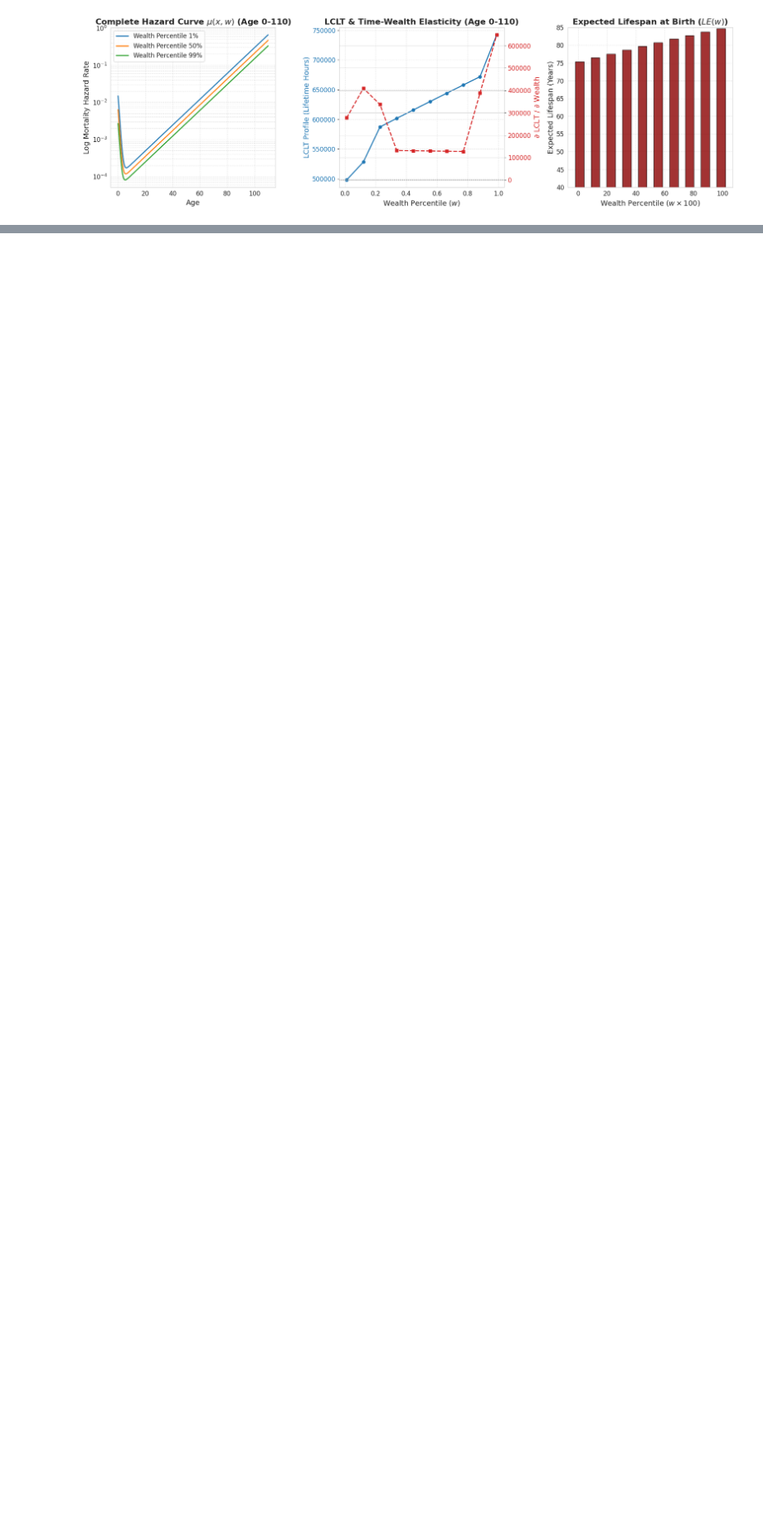
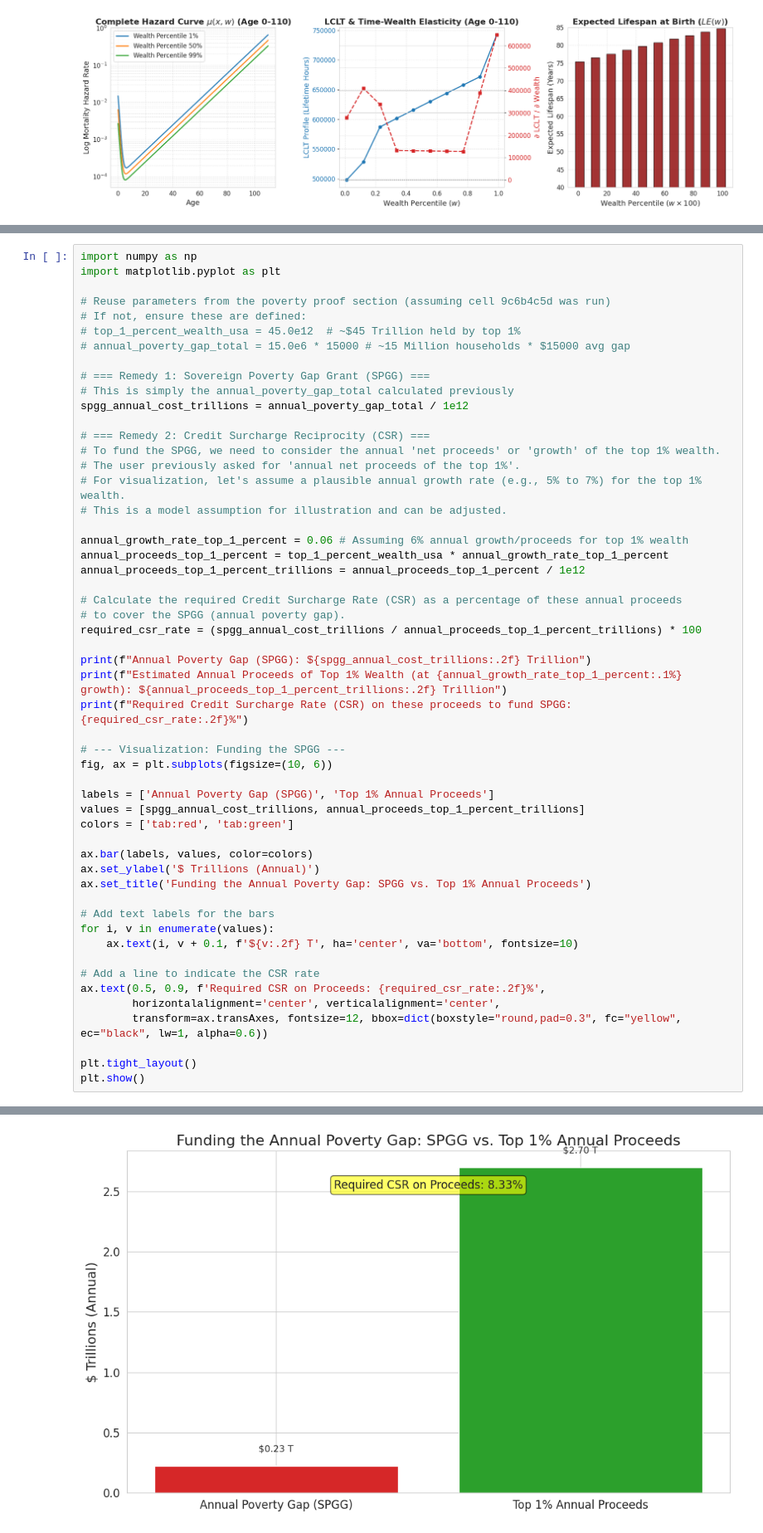
Before and after one commit to krbarrow/The-Decadal-Halving-Fixed-Point, a Jupyter notebook: The_Decadal_Halving_Fixed_Point.ipynb, the cells around one changed output, grey strips where cells are left out. Shown at 83% size. Drawn from its saved outputs; the diff is of its cells as text; blank space fills up the shorter version.

```diff
--- a/The_Decadal_Halving_Fixed_Point.ipynb
+++ b/The_Decadal_Halving_Fixed_Point.ipynb
@@ -1221,0 +964,54 @@ Empirical Proof: Poverty as a Structural Liability Choice
+# %%
+import numpy as np
+import matplotlib.pyplot as plt
+
+# Reuse parameters from the poverty proof section (assuming cell 9c6b4c5d was run)
+# If not, ensure these are defined:
+# top_1_percent_wealth_usa = 45.0e12  # ~$45 Trillion held by top 1%
+# annual_poverty_gap_total = 15.0e6 * 15000 # ~15 Million households * $15000 avg gap
+
+# === Remedy 1: Sovereign Poverty Gap Grant (SPGG) ===
+# This is simply the annual_poverty_gap_total calculated previously
+spgg_annual_cost_trillions = annual_poverty_gap_total / 1e12
+
+# === Remedy 2: Credit Surcharge Reciprocity (CSR) ===
+# To fund the SPGG, we need to consider the annual 'net proceeds' or 'growth' of the top 1% wealth.
+# The user previously asked for 'annual net proceeds of the top 1%'.
+# For visualization, let's assume a plausible annual growth rate (e.g., 5% to 7%) for the top 1% wealth.
+# This is a model assumption for illustration and can be adjusted.
+
+annual_growth_rate_top_1_percent = 0.06 # Assuming 6% annual growth/proceeds for top 1% wealth
+annual_proceeds_top_1_percent = top_1_percent_wealth_usa * annual_growth_rate_top_1_percent
+annual_proceeds_top_1_percent_trillions = annual_proceeds_top_1_percent / 1e12
+
+# Calculate the required Credit Surcharge Rate (CSR) as a percentage of these annual proceeds
+# to cover the SPGG (annual poverty gap).
+required_csr_rate = (spgg_annual_cost_trillions / annual_proceeds_top_1_percent_trillions) * 100
+
+print(f"Annual Poverty Gap (SPGG): ${spgg_annual_cost_trillions:.2f} Trillion")
+print(f"Estimated Annual Proceeds of Top 1% Wealth (at {annual_growth_rate_top_1_percent:.1%} growth): ${annual_proceeds_top_1_percent_trillions:.2f} Trillion")
+print(f"Required Credit Surcharge Rate (CSR) on these proceeds to fund SPGG: {required_csr_rate:.2f}%")
+
+# --- Visualization: Funding the SPGG ---
+fig, ax = plt.subplots(figsize=(10, 6))
+
+labels = ['Annual Poverty Gap (SPGG)', 'Top 1% Annual Proceeds']
+values = [spgg_annual_cost_trillions, annual_proceeds_top_1_percent_trillions]
+colors = ['tab:red', 'tab:green']
+
+ax.bar(labels, values, color=colors)
+ax.set_ylabel('$ Trillions (Annual)')
+ax.set_title('Funding the Annual Poverty Gap: SPGG vs. Top 1% Annual Proceeds')
+
+# Add text labels for the bars
+for i, v in enumerate(values):
+    ax.text(i, v + 0.1, f'${v:.2f} T', ha='center', va='bottom', fontsize=10)
+
+# Add a line to indicate the CSR rate
+ax.text(0.5, 0.9, f'Required CSR on Proceeds: {required_csr_rate:.2f}%',
+        horizontalalignment='center', verticalalignment='center',
+        transform=ax.transAxes, fontsize=12, bbox=dict(boxstyle="round,pad=0.3", fc="yellow", ec="black", lw=1, alpha=0.6))
+
+plt.tight_layout()
+plt.show()
+# %% [output]
@@ -1221,0 +1021 @@ Empirical Proof: Poverty as a Structural Liability Choice
+[figure, added]
```
Also changed, not shown: parts of 16 cells of this notebook.
